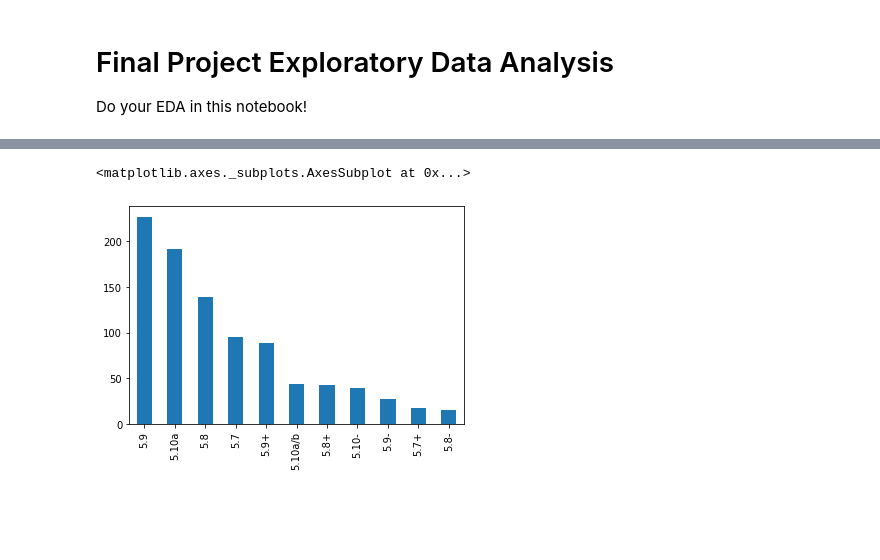
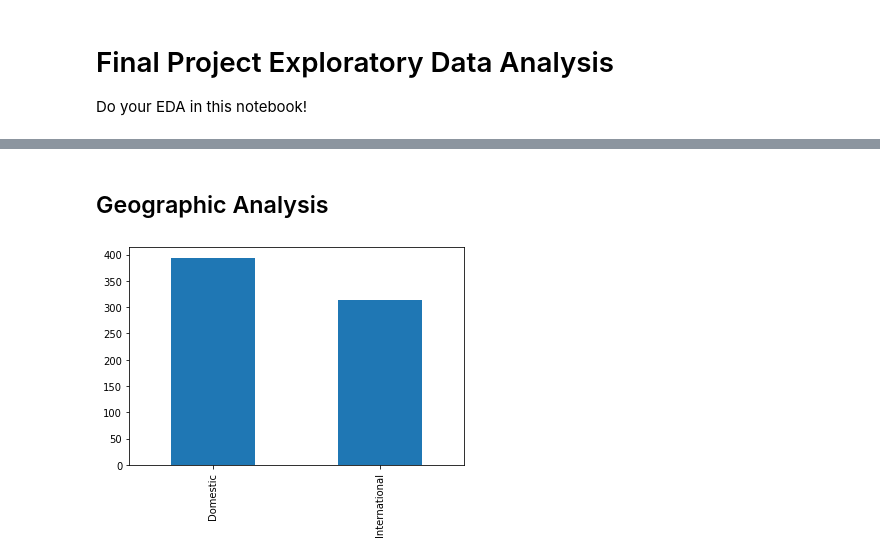
Before and after one commit to andrew2code/multi_pitch, a Jupyter notebook: eda.ipynb, the cells around one changed output, grey strips where cells are left out. Saved outputs shown, nothing was run; the diff lists cells and outputs as text; code cells hidden in the pictures; blank space fills up the shorter version.

Commit message:
finalstages

```diff
--- a/eda.ipynb
+++ b/eda.ipynb
@@ -7,4 +13,4 @@ import pandas as pd
 # print(f'I am using {pd.__name__} Version: {pd.__version__}.')
 # print(f'It is installed at: {pd.__path__}')
 # %%
-climbing = pd.read_csv('data/data8.csv')
+raw = pd.read_csv('data/sport.csv')
@@ -31,5 +73,6 @@ climbing.head()
 # %%
 cols = list(climbing.columns.values)
-climbing = climbing[[cols[0]]  +cols[2:20] + [cols[1]]]
-climbing.head(5)
+sport = climbing[[cols[0]]  +  cols[1:20] ]
+sport.head(5)
+# KEEP THIS FOR FINAL PROJECT
 # %% [output]
@@ -58,5 +85,7 @@ pd.plotting.scatter_matrix(
+# %% [markdown]
+## Geographic Analysis
 # %%
-climbing['Class'].value_counts().head(15).plot(kind='bar')
+climbing['Loc_6'].value_counts().head(15).plot(kind='bar');
+# Keep
 # %% [output]
-<matplotlib.axes._subplots.AxesSubplot at 0x...>
-[figure, old version]
+[figure, new version]
```
Also changed, not shown: parts of 48 cells of this notebook, 3 other files.
